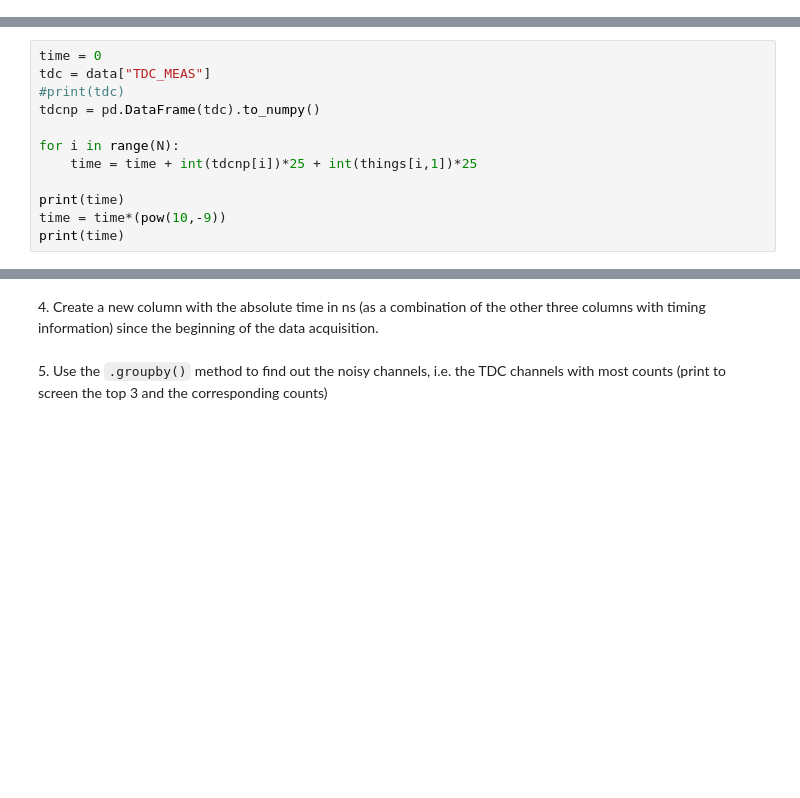
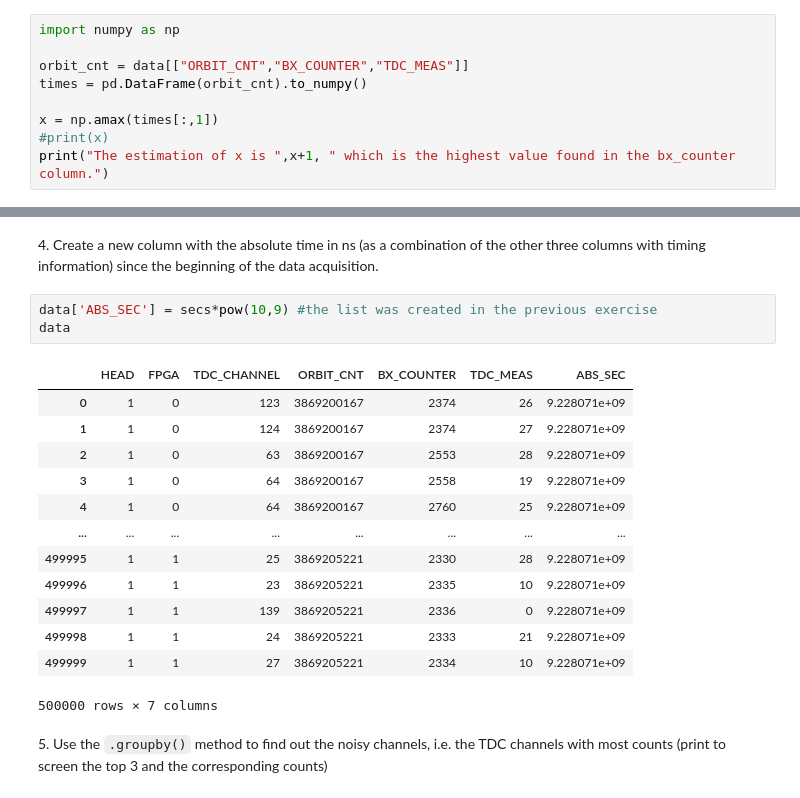
Before and after one commit to zucchett/HighLevelProgramming2021, a Jupyter notebook: 05ex_pandas.ipynb, the cells around one changed output, grey strips where cells are left out. Saved outputs shown, nothing was run; the diff lists cells and outputs as text; blank space fills up the shorter version.

```diff
--- a/05ex_pandas.ipynb
+++ b/05ex_pandas.ipynb
@@ -87,0 +53,9 @@ First values:  3869200167 2374
+# %%
+import numpy as np
+
+orbit_cnt = data[["ORBIT_CNT","BX_COUNTER","TDC_MEAS"]]
+times = pd.DataFrame(orbit_cnt).to_numpy()
+
+x = np.amax(times[:,1])
+#print(x)
+print("The estimation of x is ",x+1, " which is the highest value found in the bx_counter column.")
@@ -88,14 +64,2 @@ First values:  3869200167 2374
 # %% [markdown]
 3\. Find out the duration of the data taking in hours, minutes and seconds. You can either make an estimate based on the fraction of the measurements (rows) you read, or perform this check precisely by reading the whole dataset.
-# %%
-time = 0
-tdc = data["TDC_MEAS"]
-#print(tdc)
-tdcnp = pd.DataFrame(tdc).to_numpy()
-
-for i in range(N):
-    time = time + int(tdcnp[i])*25 + int(things[i,1])*25
-
-print(time)
-time = time*(pow(10,-9))
-print(time)
@@ -105,4 +87,21 @@ print(time)
 # %% [markdown]
 4\. Create a new column with the absolute time in ns (as a combination of the other three columns with timing information) since the beginning of the data acquisition.
+# %%
+data['ABS_SEC'] = secs*pow(10,9) #the list was created in the previous exercise
+data
+# %% [output]
+|  | HEAD | FPGA | TDC_CHANNEL | ORBIT_CNT | BX_COUNTER | TDC_MEAS | ABS_SEC |
+| 0 | 1 | 0 | 123 | 3869200167 | 2374 | 26 | 9.228071e+09 |
+| 1 | 1 | 0 | 124 | 3869200167 | 2374 | 27 | 9.228071e+09 |
+| 2 | 1 | 0 | 63 | 3869200167 | 2553 | 28 | 9.228071e+09 |
+| 3 | 1 | 0 | 64 | 3869200167 | 2558 | 19 | 9.228071e+09 |
+| 4 | 1 | 0 | 64 | 3869200167 | 2760 | 25 | 9.228071e+09 |
+| ... | ... | ... | ... | ... | ... | ... | ... |
+| 499995 | 1 | 1 | 25 | 3869205221 | 2330 | 28 | 9.228071e+09 |
+| 499996 | 1 | 1 | 23 | 3869205221 | 2335 | 10 | 9.228071e+09 |
+| 499997 | 1 | 1 | 139 | 3869205221 | 2336 | 0 | 9.228071e+09 |
+| 499998 | 1 | 1 | 24 | 3869205221 | 2333 | 21 | 9.228071e+09 |
+| 499999 | 1 | 1 | 27 | 3869205221 | 2334 | 10 | 9.228071e+09 |
+500000 rows × 7 columns
 # %% [markdown]
 5\. Use the `.groupby()` method to find out the noisy channels, i.e. the TDC channels with most counts (print to screen the top 3 and the corresponding counts)
```
Also changed, not shown: parts of 8 cells of this notebook.
